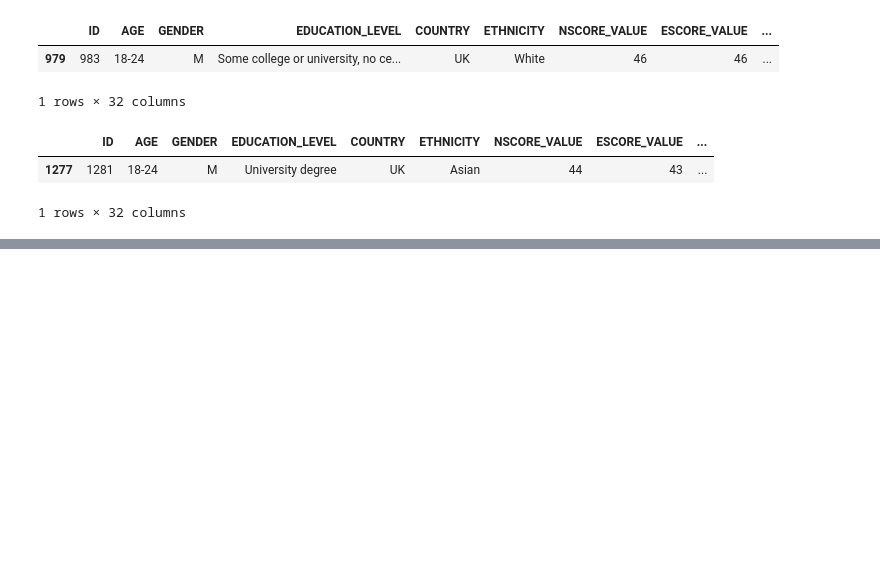
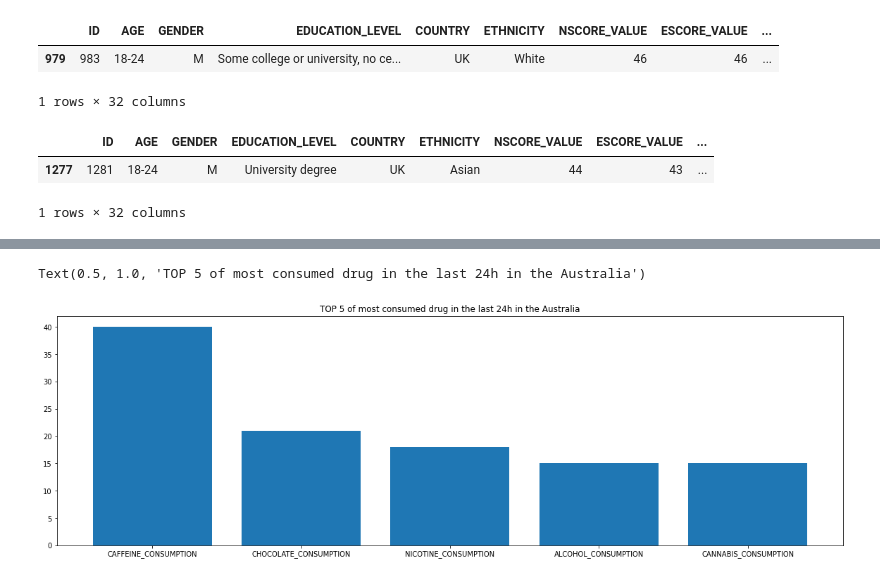
Before and after one commit to m-cheicki/data-viz_drug_consumption, a Jupyter notebook: analysis.ipynb, the cells around one changed output, grey strips where cells are left out. Saved outputs shown, nothing was run; the diff lists cells and outputs as text; code cells hidden in the pictures; blank space fills up the shorter version.

```diff
--- a/analysis.ipynb
+++ b/analysis.ipynb
@@ -364,5 +356,5 @@ dtype: int64
 # %%
 # The most consumed drug in the last 24h by country
-dataset_copy = dataset
+dataset_copy = dataset.copy()
 dataset_copy['NUMBER_OF_DRUG_USED_IN_24H'] = drug_used_in_24h
 # GROUP BY COUNTRY THEN COUNT FOR EACH COUNTRY ALL DRUGS CONSUMPTION IN THE LAST 24H THEN TAKE THE MAX VALUE
@@ -412,0 +361,5 @@ dataset_copy[dataset["COUNTRY"] == "USA"]
+# %%
+countries = ['Australia','UK', 'USA', 'New Zealand', 'Other', 'Republic of Ireland', 'Canada']
+last_24H_consumption_per_country = [(dataset_copy[dataset["COUNTRY"] == countries[i]].iloc[:,13:-1] == "CL6").sum(axis = 0) for i in range(len(countries))]
+last_24H_consumption_per_country = [last_24H_consumption_per_country[i].sort_values(ascending = False) for i in range(len(last_24H_consumption_per_country))]
+last_24H_consumption_per_country
@@ -412,0 +384,7 @@ dataset_copy[dataset["COUNTRY"] == "USA"]
+# %%
+pie, ax = plt.subplots(figsize=[20,6])
+plt.bar(last_24H_consumption_per_country[0].keys()[:5], last_24H_consumption_per_country[0].head())
+plt.title("TOP 5 of most consumed drug in the last 24h in the Australia")
+# %% [output]
+Text(0.5, 1.0, 'TOP 5 of most consumed drug in the last 24h in the Australia')
+[figure, added]
```
Also changed, not shown: parts of 10 cells of this notebook.
